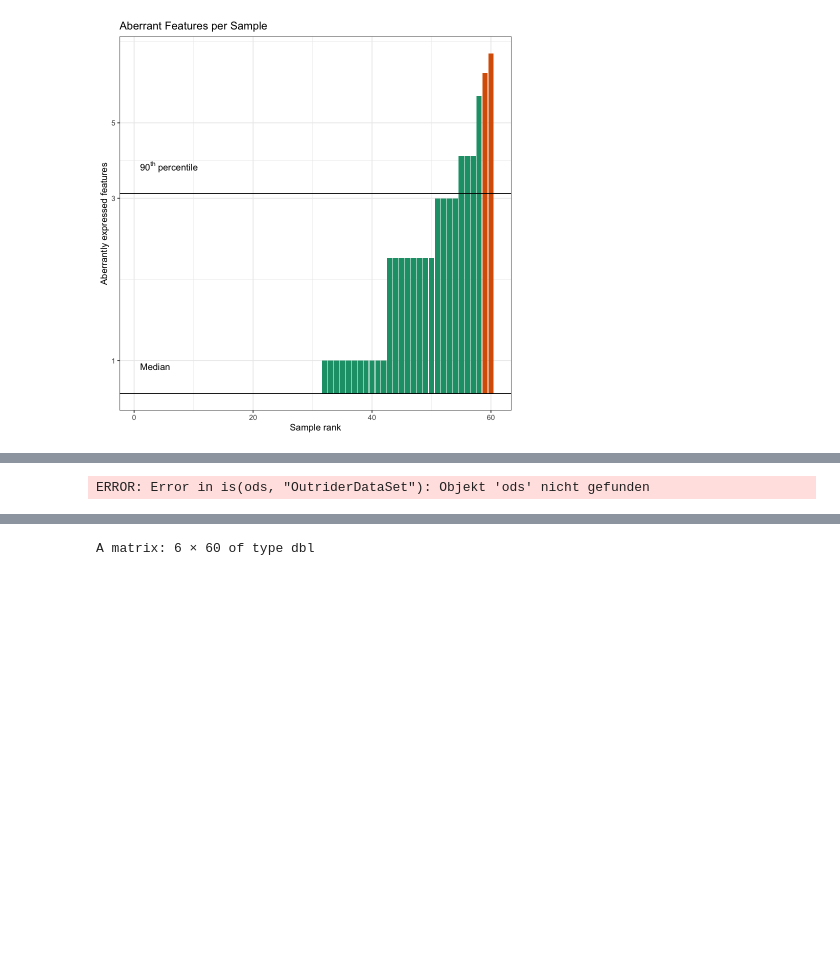
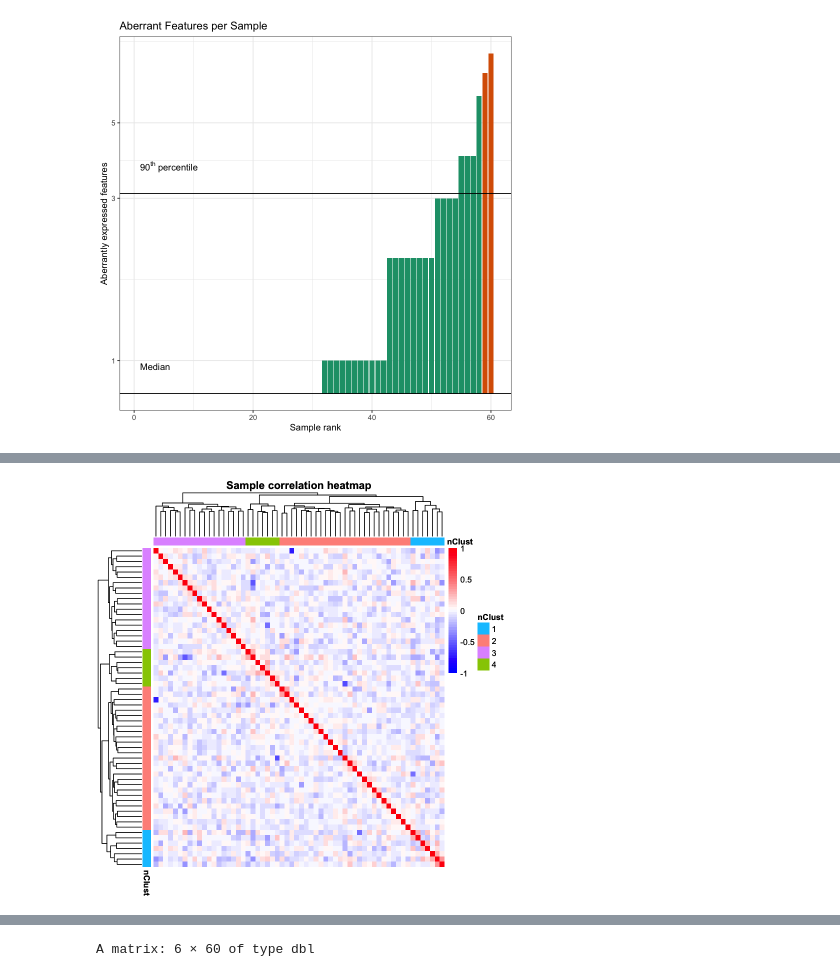
Before and after one commit to wxicu/proteinOutliersMissingValues, a Jupyter notebook: outrider.ipynb, the cells around one changed output, grey strips where cells are left out. Saved outputs shown, nothing was run; the diff lists cells and outputs as text; code cells hidden in the pictures; blank space fills up the shorter version.

```diff
--- a/outrider.ipynb
+++ b/outrider.ipynb
@@ -153,4 +170,4 @@ ERROR: Error in plotSampleCorHeatmap(outrider_ds, normalized = FALSE): konnte Fu
 # %%
-plotCountCorHeatmap(outrider_ds)
+plotCountCorHeatmap(outrider_dsoutrider_ds,, normalized = TRUE)
 # %% [output]
-ERROR: Error in is(ods, "OutriderDataSet"): Objekt 'ods' nicht gefunden
+[figure, added]
```
Also changed, not shown: parts of 17 cells of this notebook, 6 other files.
